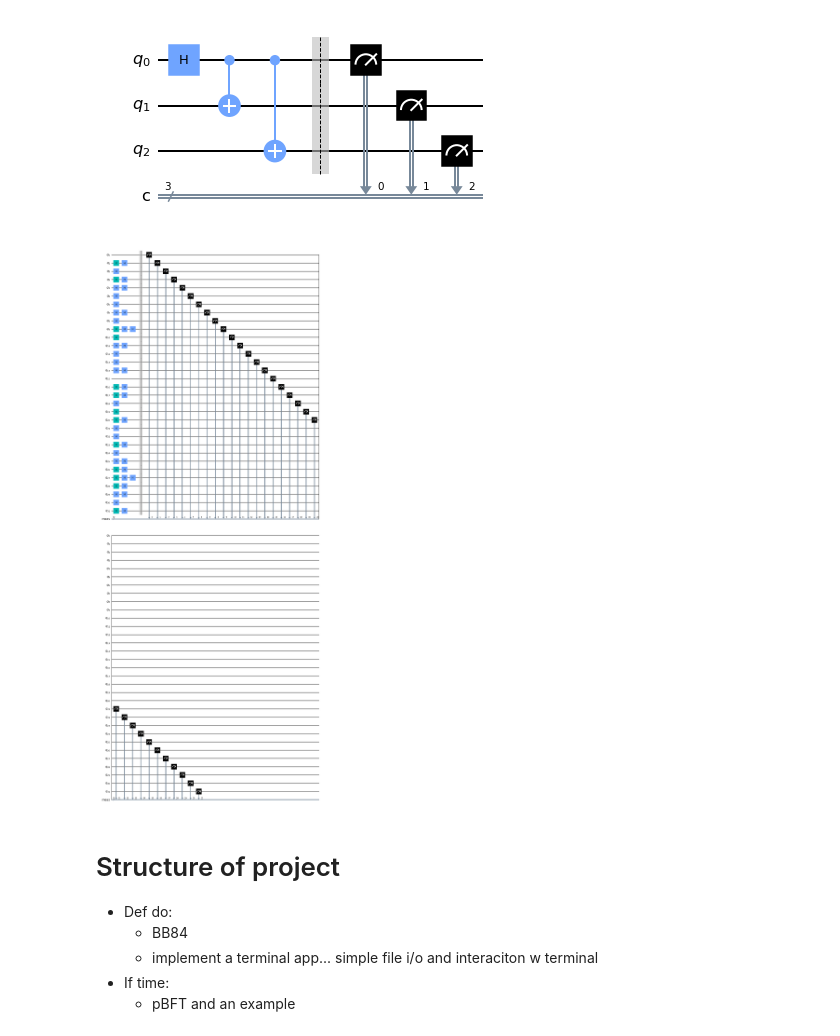
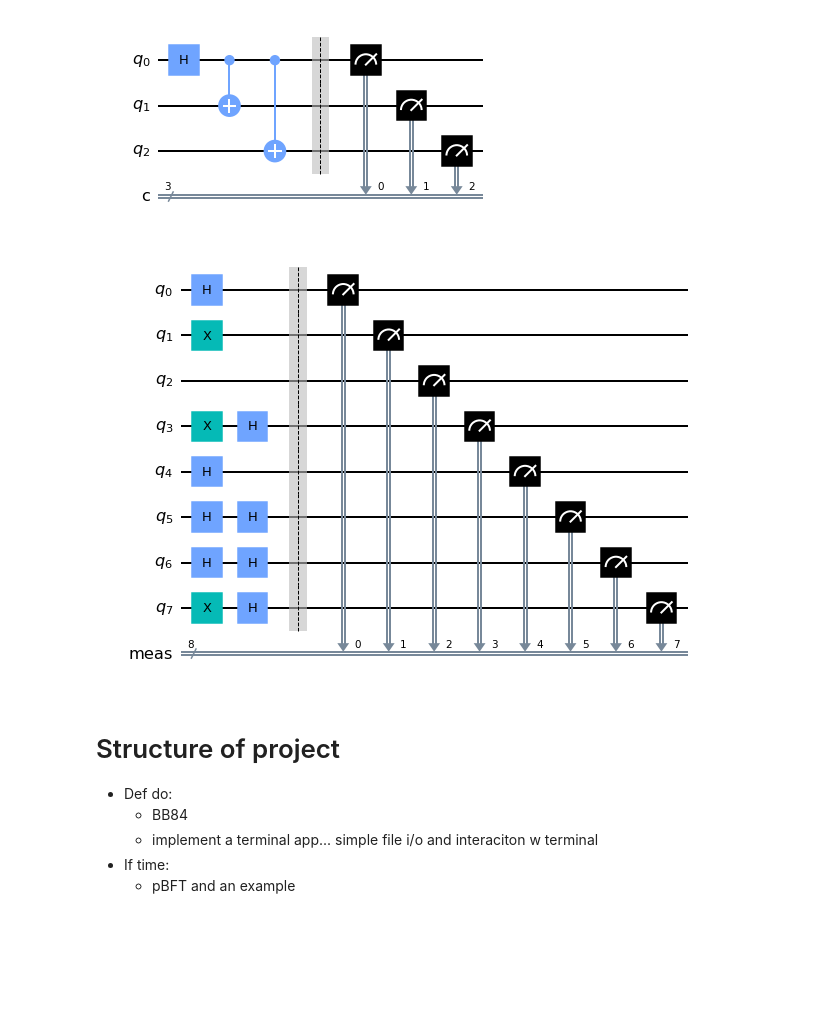
Before and after one commit to marcusprose/quantum-cryptography, a Jupyter notebook: Playground.ipynb, the cells around one changed output. Drawn from its saved outputs; the diff is of its cells as text; code cells hidden in the pictures; blank space fills up the shorter version.

```diff
--- a/Playground.ipynb
+++ b/Playground.ipynb
@@ -44,8 +44,6 @@ qc.draw('mpl')
 # %% [output]
 [figure]
 # %%
-
-
 def bb84_circuit(state, basis, measurement_basis):
 
     #state: array of 0s and 1s denoting the state to be encoded
@@ -59,35 +57,35 @@ def bb84_circuit(state, basis, measurement_basis):
     num_qubits = len(state)
 
     circuit = QuantumCircuit(num_qubits)
 
     # Sender prepares qubits
     for i in range(len(basis)):
         if state[i] == 1:
             circuit.x(i)
         if basis[i] == 1:
             circuit.h(i)
 
 
     # Measuring action performed by Bob
     for i in range(len(measurement_basis)):
         if measurement_basis[i] == 1:
             circuit.h(i)
 
 
     circuit.measure_all()
 
     return circuit
 
 #
-num_qubits = 32
+num_qubits = 8
 
 alice_basis = np.random.randint(2, size=num_qubits)
 alice_state = np.random.randint(2, size=num_qubits)
 bob_basis = np.random.randint(2, size=num_qubits)
 
 bb84_circuit(alice_basis, alice_state, bob_basis).draw('mpl')
 # %% [output]
-[figure, old version]
+[figure, new version]
 # %% [markdown]
 # Structure of project
 - Def do:
```
Also changed, not shown: parts of 1 cell of this notebook, 8 other files.
